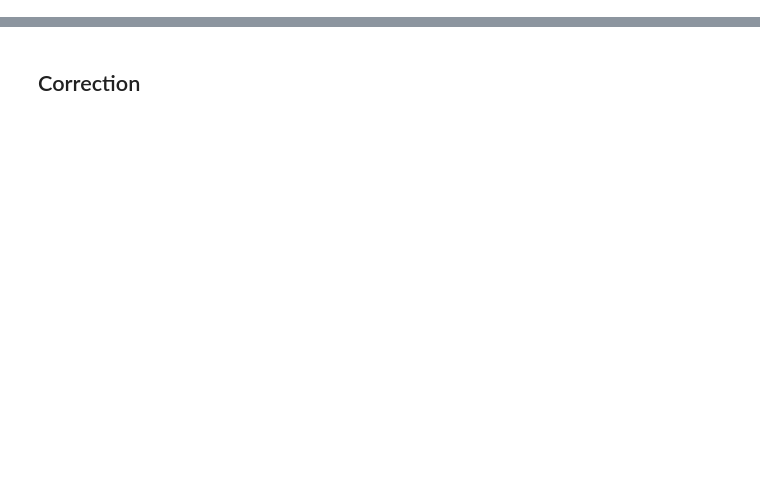
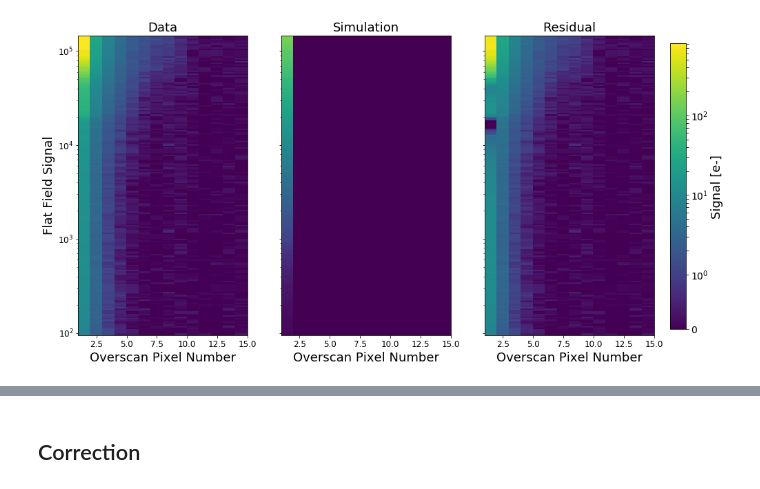
Before and after one commit to Snyder005/ctisim, a Jupyter notebook: notebooks/CorrectingData.ipynb, the cells around one changed output, grey strips where cells are left out. Drawn from its saved outputs; the diff is of its cells as text; code cells hidden in the pictures; blank space fills up the shorter version.

```diff
--- a/notebooks/CorrectingData.ipynb
+++ b/notebooks/CorrectingData.ipynb
@@ -8,13 +8,17 @@ import scipy
 import pickle
 import scipy.interpolate as interp
 from matplotlib.colors import SymLogNorm, LogNorm
+from lmfit import Minimizer, Parameters
+from os.path import join
 
-from ctisim import ITL_AMP_GEOM, FloatingOutputAmplifier, SegmentSimulator
+from ctisim import ITL_AMP_GEOM, FloatingOutputAmplifier, SegmentSimulator, BaseOutputAmplifier
 from ctisim import LinearTrap, SplineTrap
-from ctisim.fitting import OverscanFitting, BiasDriftSimpleModel, FixedLossSimpleModel
 from ctisim.matrix import electronics_operator, trap_operator
+from ctisim.utils import OverscanParameterResults
+from ctisim.fitting import SimpleModel, SimulatedModel
 
-oscan_results_file = '/nfs/slac/g/ki/ki19/lsst/snyder18/LSST/Data/BOT/6790D_linearity/R02/S02/R02_S02_overscan_results.fits'
 amp_geom = ITL_AMP_GEOM
 ncols = amp_geom.nx + amp_geom.prescan_width
 read_noise = 7.0
+
+main_dir = '/nfs/slac/g/ki/ki19/lsst/snyder18/LSST/Data/BOT/6790D_linearity/'
@@ -242,0 +25,68 @@ for amp in range(1, 17):
+# %%
+raft_name = 'R02'
+ccd_name = 'S02'
+sensor_id = '{0}_{1}'.format(raft_name, ccd_name)
+
+param_results = OverscanParameterResults.from_fits(join(main_dir, raft_name, ccd_name,
+                                                        '{0}_parameter_results.fits'.format(sensor_id)))
+infile = join(main_dir, raft_name, ccd_name, '{0}_overscan_results.fits'.format(sensor_id))
+hdulist = fits.open(infile)
+max_signal = 150000.
+error = 7.2/np.sqrt(2000.)
+
+start = 1
+stop = 15
+num_transfers = 512
+
+amp = 9
+
+## Signals
+all_signals = hdulist[amp].data['FLATFIELD_SIGNAL']
+signals = all_signals[all_signals<max_signal]
+
+## Data
+data = hdulist[amp].data['COLUMN_MEAN'][all_signals<max_signal, start:stop+1]
+
+## Model
+params = Parameters()
+params.add('ctiexp', value=np.log10(param_results.cti_results[amp]), min=-7, max=-5, vary=True)
+params.add('trapsize', value=0.0, min=0., max=10., vary=False)
+params.add('scaling', value=0.08, min=0, max=1.0, vary=False)
+params.add('emissiontime', value=0.35, min=0.1, max=1.0, vary=False)
+params.add('driftscale', value=param_results.drift_scales[amp], min=0., max=0.001, vary=False)
+params.add('decaytime', value=param_results.decay_times[amp], min=0.1, max=4.0, vary=False)
+params.add('threshold', value=param_results.thresholds[amp], min=0.0, max=150000., vary=False)
+model = SimpleModel.model_results(params,signals, num_transfers, start=start, stop=stop)
+
+## Setting up PColor plot
+vmin = 0.0
+vmax = np.max(data)
+y=signals
+x=np.arange(start, stop+1)
+X,Y=np.meshgrid(x, y)
+
+fig, axes = plt.subplots(1, 3, figsize=(16, 8), sharey=True)
+im0 = axes[0].pcolor(X, Y, data,
+                     norm=SymLogNorm(1.0), vmin=vmin, vmax=vmax)
+im1 = axes[1].pcolor(X, Y, model,
+                     norm=SymLogNorm(1.0), vmin=vmin, vmax=vmax)
+im2 = axes[2].pcolor(X, Y, data-model,
+                     norm=SymLogNorm(1.0), vmin=vmin, vmax=vmax)
+axes[0].set_yscale('log')
+axes[0].set_ylabel('Flat Field Signal', fontsize=18)
+axes[0].set_xlabel('Overscan Pixel Number', fontsize=18)
+axes[0].tick_params(axis='both', which='major', labelsize=12)
+axes[0].set_title('Data', fontsize=18)
+axes[1].tick_params(axis='both', which='major', labelsize=12)
+axes[1].set_xlabel('Overscan Pixel Number', fontsize=18)
+axes[1].set_title('Simulation', fontsize=18)
+axes[2].tick_params(axis='both', which='major', labelsize=12)
+axes[2].set_xlabel('Overscan Pixel Number', fontsize=18)
+axes[2].set_title('Residual', fontsize=18)
+fig.subplots_adjust(right=0.85)
+cbar_ax = fig.add_axes([0.87, 0.14, 0.02, 0.72])
+cbar= fig.colorbar(im0, cax=cbar_ax)
+cbar.set_label('Signal [e-]', fontsize=18)
+cbar.ax.tick_params(labelsize=14)
+# %% [output]
+[figure, added]
```
Also changed, not shown: parts of 16 cells of this notebook, 7 other files.
